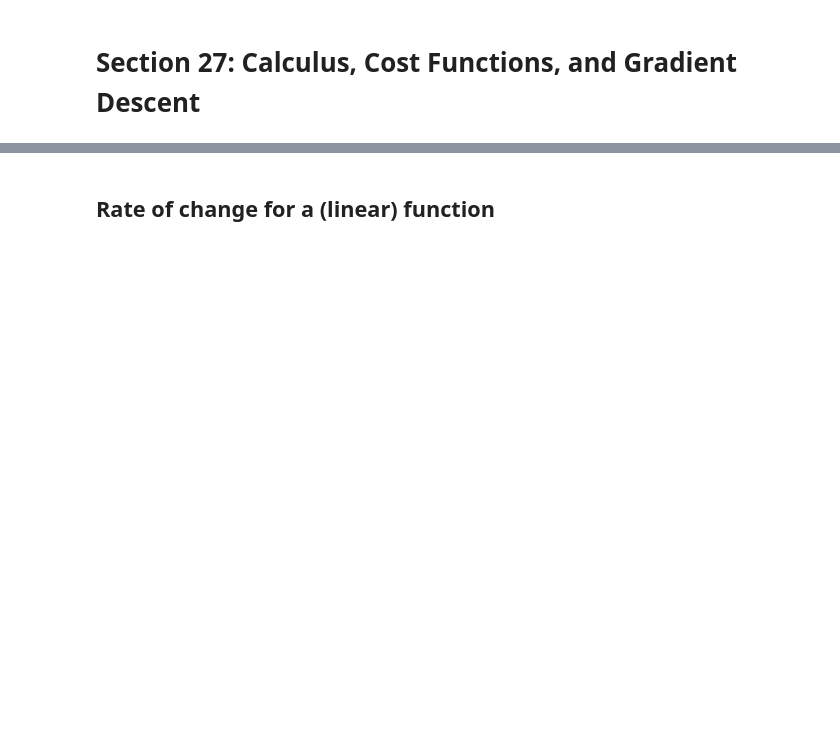
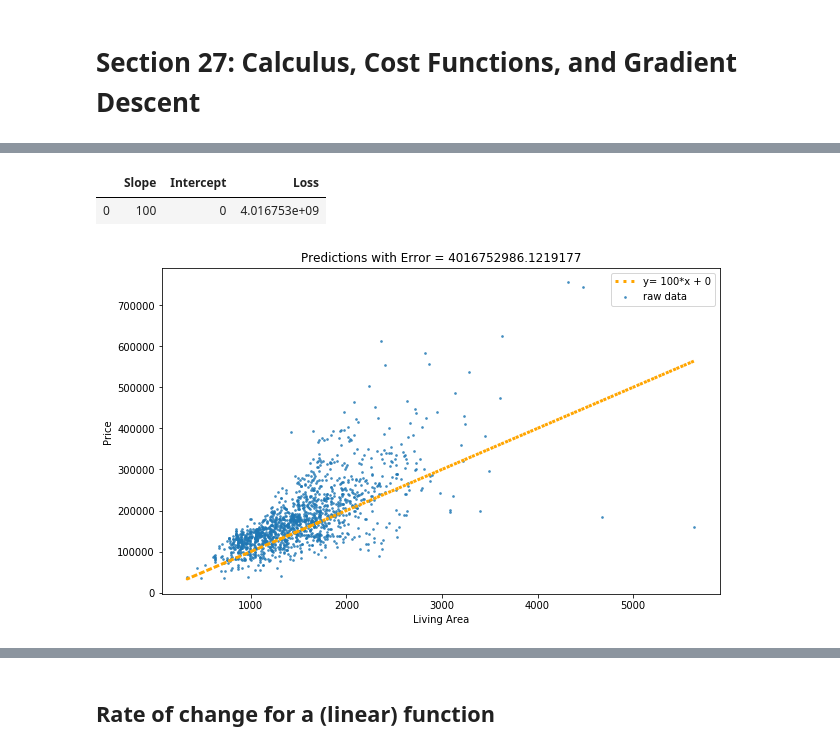
Before and after one commit to jirvingphd/fsds_100719_cohort_notes, a Jupyter notebook: sect_27_calculus_and_gradient_descent.ipynb, the cells around one changed output, grey strips where cells are left out. Cells and saved outputs as stored; diff of their text form; code cells hidden in the pictures; blank space fills up the shorter version.

```diff
--- a/sect_27_calculus_and_gradient_descent.ipynb
+++ b/sect_27_calculus_and_gradient_descent.ipynb
@@ -16,0 +111,41 @@
+# %%
+def regression_formula(x, slope,intercept, return_str=False):
+    if return_str:
+        return f"y= {slope}*x + {intercept}"
+    else:
+        y_vals = slope*x+intercept
+        return y_vals
+
+# def error(intercept, slope, x,y):
+#     pass
+
+def loss_function(y,y_hat):
+    from sklearn.metrics import mean_squared_error
+    return mean_squared_error(y,y_hat)
+
+def plot_scatter_vs_regr(df,x_col='GrLivArea',y_col='SalePrice',
+                        slope=0, intercept=0):
+    fig,ax = reg_plot(df,x_col=x_col,y_col=y_col)
+
+    y_pred = regression_formula(x,slope,intercept)
+    ax.plot(x,y_pred,
+           ls=":",c='orange',lw=3,
+            label=regression_formula(x,slope,intercept,return_str=True))
+    error = loss_function(y,y_pred)
+    ax.set_title(f"Predictions with Error = {error}")
+    ax.legend()
+#     return fig,ax
+    return error
+# %%
+results = [['Slope','Intercept','Loss']]
+# %%
+my_slope=100
+my_intercept=0
+# regl_line = regression_formula(x,my_slope,my_intercept)
+err= plot_scatter_vs_regr(df,slope=my_slope,intercept=my_intercept)
+results.append([my_slope,my_intercept,err])
+fs.list2df(results)
+# %% [output]
+|  | Slope | Intercept | Loss |
+| 0 | 100 | 0 | 4.016753e+09 |
+[figure, added]
```
Also changed, not shown: parts of 66 cells of this notebook, 8 other files.
